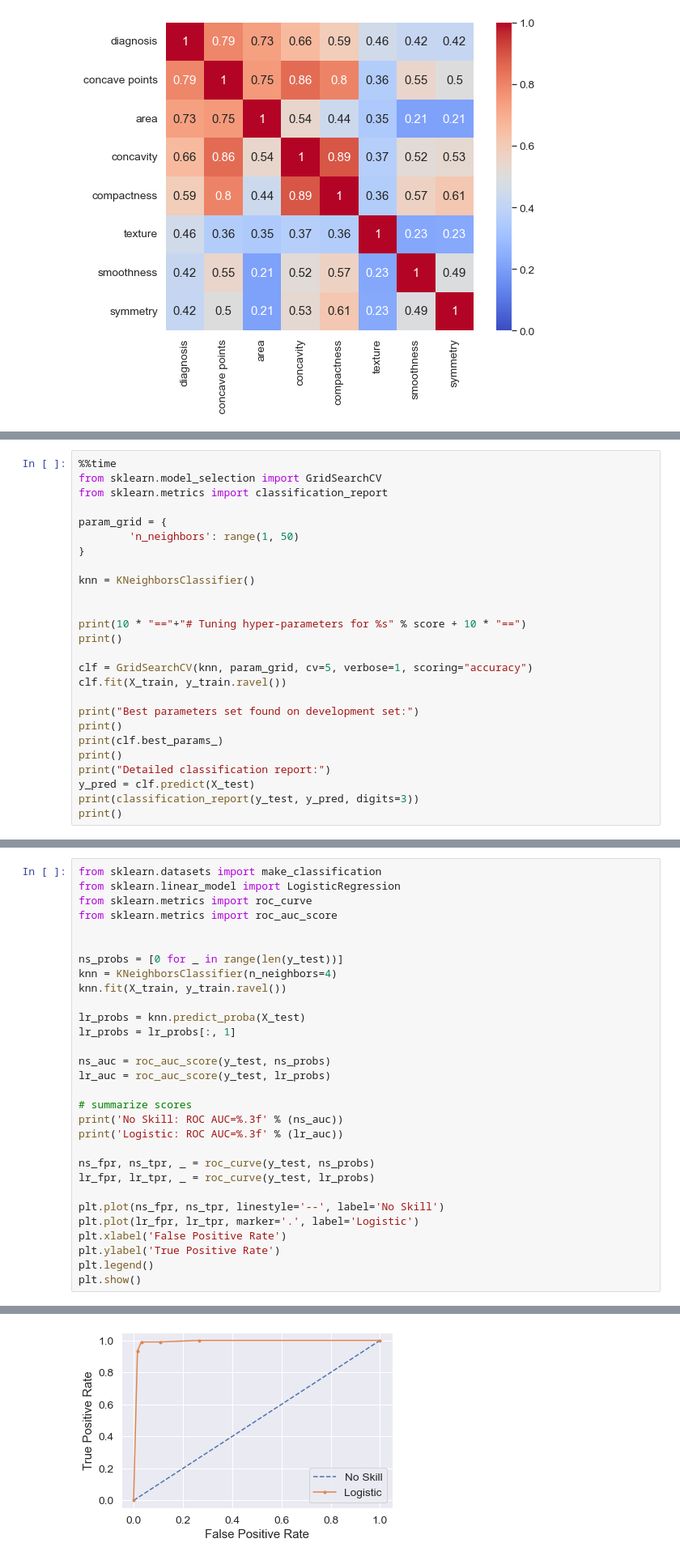
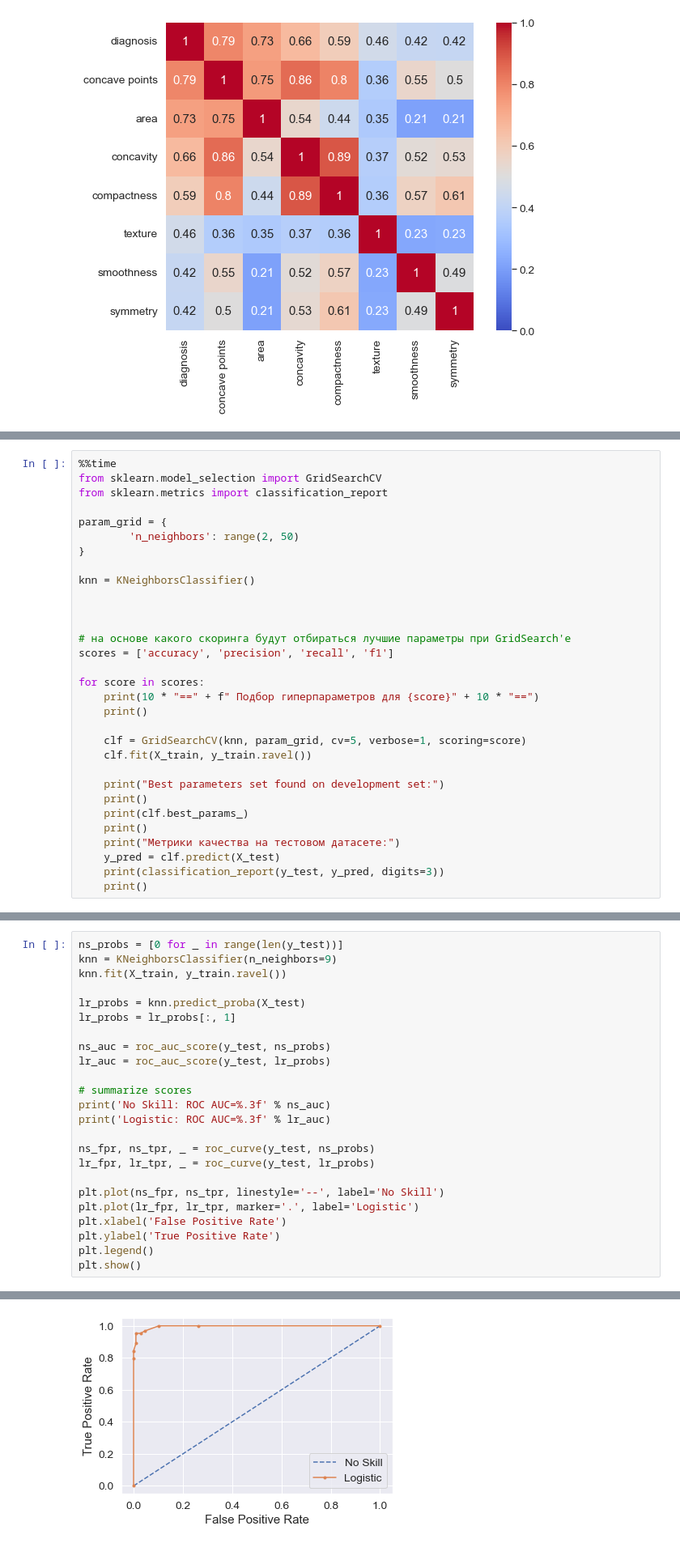
Before and after one commit to grannycola/my_projects, a Jupyter notebook: hw-4/model.ipynb, the cells around one changed output, grey strips where cells are left out. Shown at 81% size. Saved outputs shown, nothing was run; the diff lists cells and outputs as text.

```diff
--- a/hw-4/model.ipynb
+++ b/hw-4/model.ipynb
@@ -124,24 +135,29 @@ from sklearn.model_selection import GridSearchCV
 from sklearn.metrics import classification_report
 
 param_grid = {
-        'n_neighbors': range(1, 50)
+        'n_neighbors': range(2, 50)
 }
 
 knn = KNeighborsClassifier()
 
 
-print(10 * "=="+"# Tuning hyper-parameters for %s" % score + 10 * "==")
-print()
 
-clf = GridSearchCV(knn, param_grid, cv=5, verbose=1, scoring="accuracy")
-clf.fit(X_train, y_train.ravel())
+# на основе какого скоринга будут отбираться лучшие параметры при GridSearch'е
+scores = ['accuracy', 'precision', 'recall', 'f1']
 
-print("Best parameters set found on development set:")
-print()
-print(clf.best_params_)
-print()
-print("Detailed classification report:")
-y_pred = clf.predict(X_test)
-print(classification_report(y_test, y_pred, digits=3))
-print()
+for score in scores:
+    print(10 * "==" + f" Подбор гиперпараметров для {score}" + 10 * "==")
+    print()
+
+    clf = GridSearchCV(knn, param_grid, cv=5, verbose=1, scoring=score)
+    clf.fit(X_train, y_train.ravel())
+
+    print("Best parameters set found on development set:")
+    print()
+    print(clf.best_params_)
+    print()
+    print("Метрики качества на тестовом датасете:")
+    y_pred = clf.predict(X_test)
+    print(classification_report(y_test, y_pred, digits=3))
+    print()
 # %% [output]
@@ -168,12 +181,6 @@ Wall time: 854 ms
 # %%
-from sklearn.datasets import make_classification
-from sklearn.linear_model import LogisticRegression
-from sklearn.metrics import roc_curve
-from sklearn.metrics import roc_auc_score
-
-
 ns_probs = [0 for _ in range(len(y_test))]
-knn = KNeighborsClassifier(n_neighbors=4)
+knn = KNeighborsClassifier(n_neighbors=9)
 knn.fit(X_train, y_train.ravel())
 
 lr_probs = knn.predict_proba(X_test)
@@ -183,8 +190,8 @@ ns_auc = roc_auc_score(y_test, ns_probs)
 lr_auc = roc_auc_score(y_test, lr_probs)
 
 # summarize scores
-print('No Skill: ROC AUC=%.3f' % (ns_auc))
-print('Logistic: ROC AUC=%.3f' % (lr_auc))
+print('No Skill: ROC AUC=%.3f' % ns_auc)
+print('Logistic: ROC AUC=%.3f' % lr_auc)
 
 ns_fpr, ns_tpr, _ = roc_curve(y_test, ns_probs)
 lr_fpr, lr_tpr, _ = roc_curve(y_test, lr_probs)
@@ -201 +208 @@ Logistic: ROC AUC=0.990
-[figure, old version]
+[figure, new version]
```
Also changed, not shown: parts of 8 cells of this notebook.
